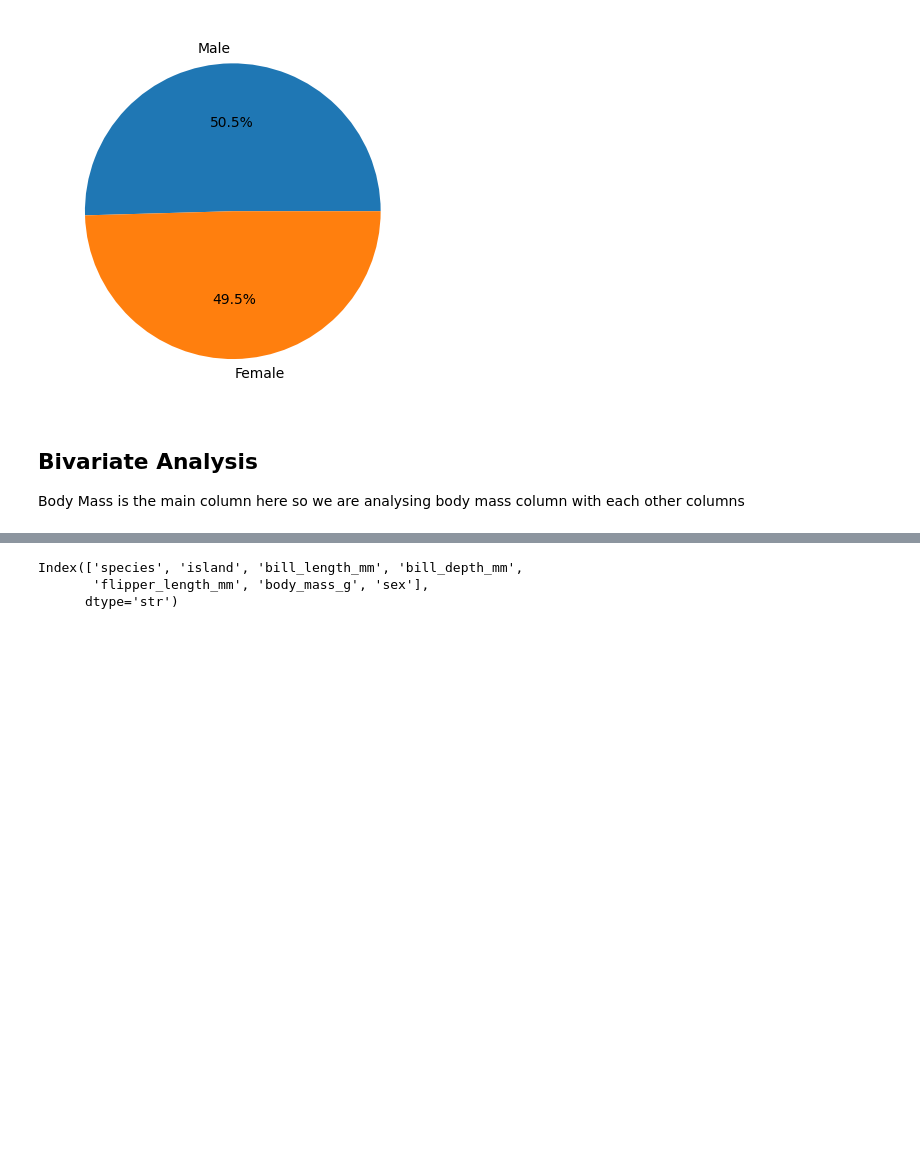
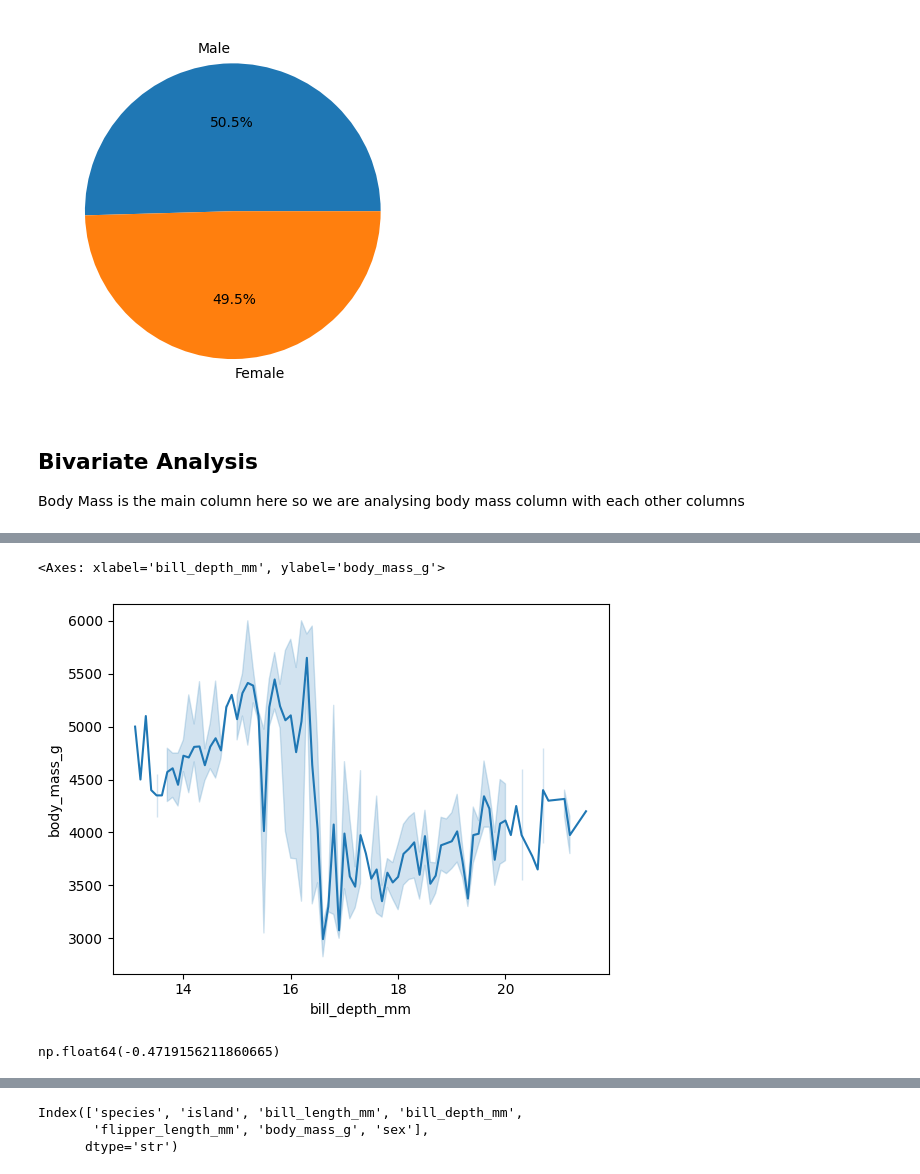
Before and after one commit to therai0/EDA-, a Jupyter notebook: pengiun.ipynb, the cells around one changed output, grey strips where cells are left out. Drawn from its saved outputs; the diff is of its cells as text; code cells hidden in the pictures; blank space fills up the shorter version.

```diff
--- a/pengiun.ipynb
+++ b/pengiun.ipynb
@@ -302,0 +319,9 @@ sns.lineplot(x=df["body_mass_g"], y=df["bill_length_mm"])
+# %%
+sns.lineplot(x=df["bill_depth_mm"],y=df["body_mass_g"])
+# %% [output]
+<Axes: xlabel='bill_depth_mm', ylabel='body_mass_g'>
+[figure, added]
+# %%
+df["bill_depth_mm"].corr(df["body_mass_g"])
+# %% [output]
+np.float64(-0.4719156211860665)
```
Also changed, not shown: parts of 16 cells of this notebook.
